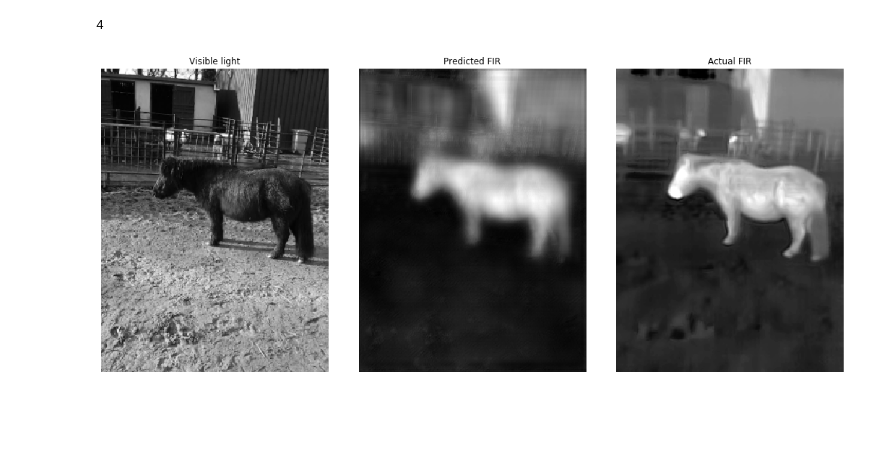
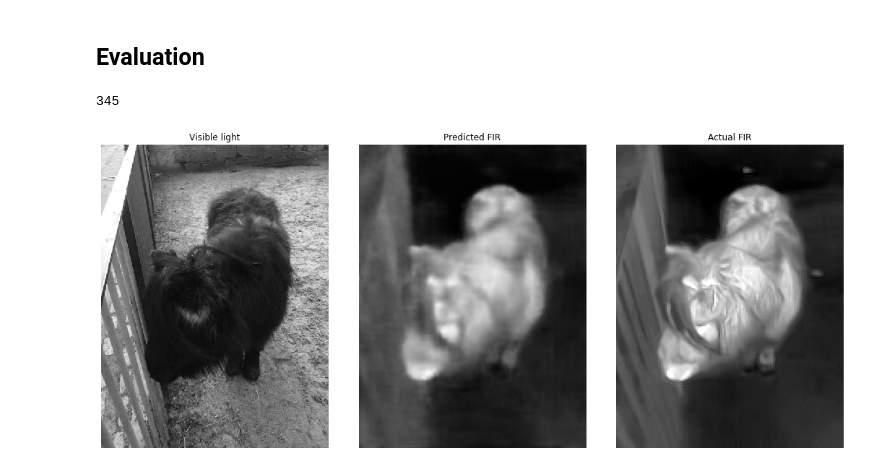
Before and after one commit to Lindronics/honours_project, a Jupyter notebook: notebooks/autoencoder/RGB_FIR_UNet_Animals.ipynb, the cells around one changed output. Saved outputs shown, nothing was run; the diff lists cells and outputs as text; code cells hidden in the pictures; blank space fills up the shorter version.

```diff
--- a/notebooks/autoencoder/RGB_FIR_UNet_Animals.ipynb
+++ b/notebooks/autoencoder/RGB_FIR_UNet_Animals.ipynb
@@ -183,53 +102,49 @@ ax2.imshow(y_train[i, ..., 0], cmap="gray")
 # %%
 def unet(x):
+    sizes = [5, 7, 7, 7, 7]
+
     # Encoder
-    x = K.layers.Conv2D(4, kernel_size=(5, 5), strides=(1, 1), padding="same", activation="relu")(x)
+    x = K.layers.Conv2D(4, kernel_size=sizes[0], strides=(1, 1), padding="same", activation="relu")(x)
     bridge_1 = x
     x = K.layers.MaxPool2D(pool_size=(2, 2), strides=(2, 2), padding="valid")(x)
-    x = K.layers.Dropout(0.4)(x)
 
-    x = K.layers.Conv2D(8, kernel_size=(7, 7), strides=(1, 1), padding="same", activation="relu")(x)
+    x = K.layers.Conv2D(8, kernel_size=sizes[1], strides=(1, 1), padding="same", activation="relu")(x)
     bridge_2 = x
     x = K.layers.MaxPool2D(pool_size=(2, 2), strides=(2, 2), padding="valid")(x)
-    x = K.layers.Dropout(0.4)(x)
 
-    x = K.layers.Conv2D(16, kernel_size=(9, 9), strides=(1, 1), padding="same", activation="relu")(x)
+    x = K.layers.Conv2D(16, kernel_size=sizes[2], strides=(1, 1), padding="same", activation="relu")(x)
     bridge_3 = x
     x = K.layers.MaxPool2D(pool_size=(2, 2), strides=(2, 2), padding="valid")(x)
-    x = K.layers.Dropout(0.4)(x)
 
-    x = K.layers.Conv2D(32, kernel_size=(9, 9), strides=(1, 1), padding="same", activation="relu")(x)
+    x = K.layers.Conv2D(32, kernel_size=sizes[3], strides=(1, 1), padding="same", activation="relu")(x)
     bridge_4 = x
     x = K.layers.MaxPool2D(pool_size=(2, 2), strides=(2, 2), padding="valid")(x)
-    x = K.layers.Dropout(0.4)(x)
 
-    x = K.layers.Conv2D(64, kernel_size=(9, 9), strides=(1, 1), padding="same", activation="relu")(x)
+    x = K.layers.Conv2D(64, kernel_size=sizes[4], strides=(1, 1), padding="same", activation="relu")(x)
 
     # Decoder
-    x = K.layers.Conv2DTranspose(32, kernel_size=(9, 9), strides=(2, 2), padding="same", activation="relu")(x)
+    x = K.layers.Conv2DTranspose(32, kernel_size=sizes[4], strides=(2, 2), padding="same", activation="relu")(x)
 
     x = K.layers.Concatenate()([x, bridge_4])
-    x = K.layers.Conv2DTranspose(16, kernel_size=(9, 9), strides=(2, 2), padding="same", activation="relu")(x)
-    x = K.layers.Dropout(0.4)(x)
+    x = K.layers.Conv2DTranspose(16, kernel_size=sizes[3], strides=(2, 2), padding="same", activation="relu")(x)
 
     x = K.layers.Concatenate()([x, bridge_3])
-    x = K.layers.Conv2DTranspose(8, kernel_size=(9, 9), strides=(2, 2), padding="same", activation="relu")(x)
-    x = K.layers.Dropout(0.4)(x)
+    x = K.layers.Conv2DTranspose(8, kernel_size=sizes[2], strides=(2, 2), padding="same", activation="relu")(x)
 
     x = K.layers.Concatenate()([x, bridge_2])
-    x = K.layers.Conv2DTranspose(4, kernel_size=(7, 7), strides=(2, 2), padding="same", activation="relu")(x)
-    x = K.layers.Dropout(0.4)(x)
+    x = K.layers.Conv2DTranspose(4, kernel_size=sizes[1], strides=(2, 2), padding="same", activation="relu")(x)
 
     x = K.layers.Concatenate()([x, bridge_1])
-    x = K.layers.Conv2DTranspose(1, kernel_size=(5, 5), strides=(1, 1), padding="same", activation="relu")(x)
+    x = K.layers.Conv2DTranspose(1, kernel_size=sizes[0], strides=(1, 1), padding="same", activation="relu")(x)
 
     return x
 
+input_shape = X_train[0].shape
 input_tensor = K.layers.Input(input_shape)
 output_tensor = unet(input_tensor)
 
 model = K.Model(input_tensor, output_tensor)
 model.compile(optimizer='adam',
               loss='mean_squared_error',
-              metrics=['accuracy', 'mean_squared_error'])
-model.summary()
+              metrics=['accuracy'])
+# model.summary()
@@ -260,7 +158,6 @@ ________________________________________________________________________________
 log_dir="logs/fit/" + datetime.now().strftime("%Y%m%d-%H%M%S")
 tensorboard_callback = tf.keras.callbacks.TensorBoard(log_dir=log_dir, histogram_freq=0, write_graph=True, write_images=True)
 
-# model.fit(X_train, y_train, batch_size=4, epochs=150, callbacks=[tensorboard_callback], verbose=1, validation_data=(X_test, y_test))
-
-model.fit_generator(data, epochs=100, callbacks=[tensorboard_callback])
+model.fit(X_train, y_train, batch_size=4, epochs=150, callbacks=[tensorboard_callback], verbose=1, validation_data=(X_test, y_test))
+model.save_weights("unet_weights")
 # %% [output]
@@ -286,31 +256,33 @@ model.save_weights("weights")
+# %% [markdown]
+## Evaluation
 # %%
 %reload_ext tensorboard
 %tensorboard --logdir logs/fit
 # %%
 # i = np.random.randint(0, X_test.shape[0] - 1)
 i = np.random.randint(0, X_train.shape[0] - 1)
-# i = 60
+i = 345
 print(i)
 
 test_image = X_train[i]
 ref_image = y_train[i]
 # test_image = X_test[i]
 # ref_image = y_test[i]
 
 predicted_image = model.predict(test_image[None, ...])
 
 fig, (ax1, ax2, ax3) = plt.subplots(1, 3, figsize=(15, 10))
 fig.tight_layout()
 ax1.imshow(test_image[..., 0], cmap="gray")
 ax1.set_title("Visible light")
 ax1.axis("off")
 ax2.imshow(predicted_image[0, ..., 0], cmap="gray")
 ax2.set_title("Predicted FIR")
 ax2.axis("off")
 ax3.imshow(ref_image[..., 0], cmap="gray")
 ax3.set_title("Actual FIR")
 ax3.axis("off")
 pass
 # %% [output]
-4
+345
-[figure, old version]
+[figure, new version]
```
Also changed, not shown: parts of 21 cells of this notebook.
